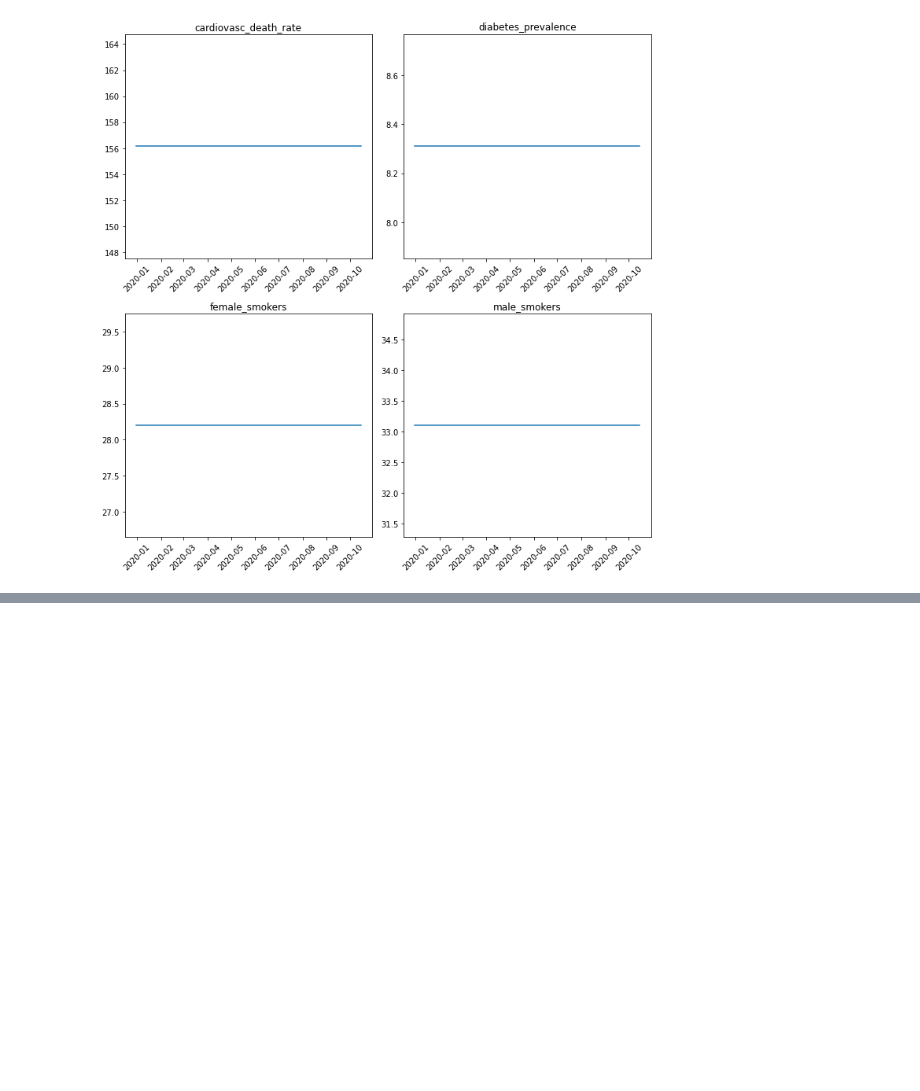
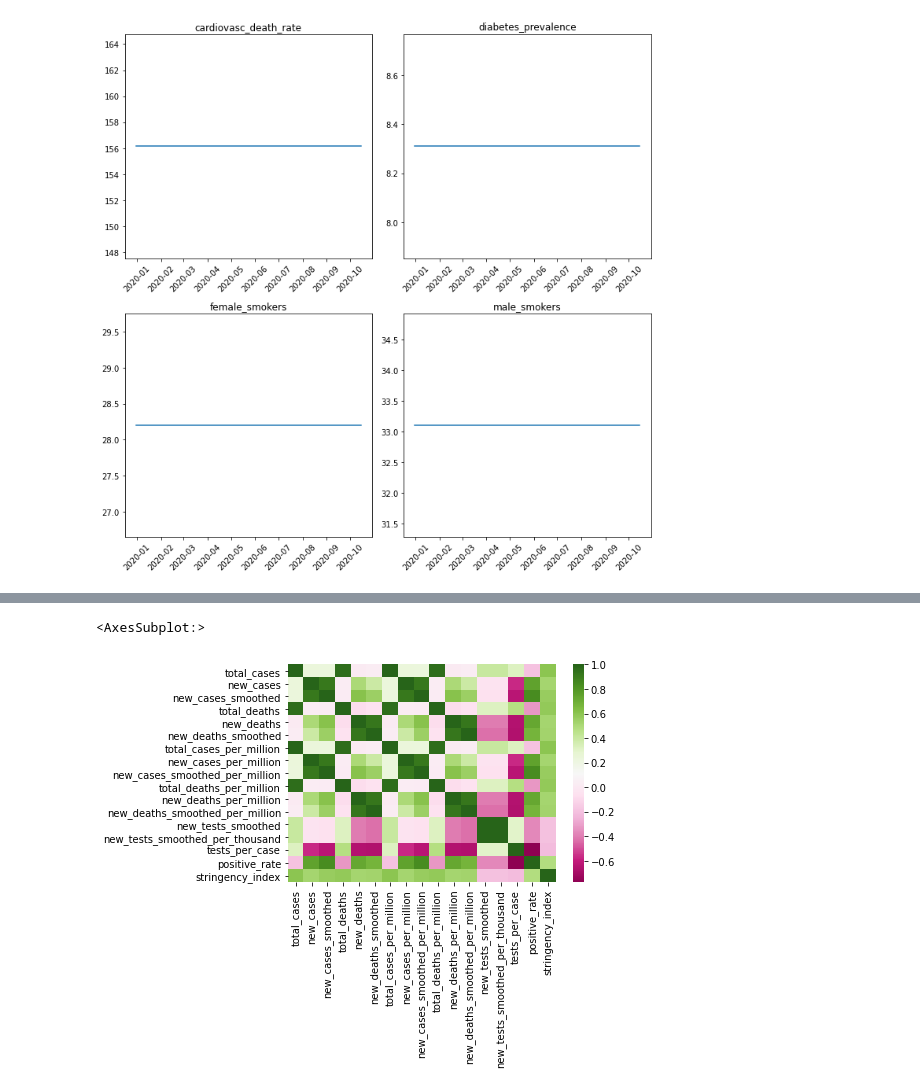
Before and after one commit to Sambhavi-G/covid_thinkit, a Jupyter notebook: Covid_data.ipynb, the cells around one changed output, grey strips where cells are left out. Saved outputs shown, nothing was run; the diff lists cells and outputs as text; code cells hidden in the pictures; blank space fills up the shorter version.

```diff
--- a/Covid_data.ipynb
+++ b/Covid_data.ipynb
@@ -360,0 +383,5 @@ plt.show()
+# %%
+sns.heatmap(germany_data[germany_data.columns[0:22]].corr(), cmap='PiYG')
+# %% [output]
+<AxesSubplot:>
+[figure, added]
```
Also changed, not shown: parts of 14 cells of this notebook.
